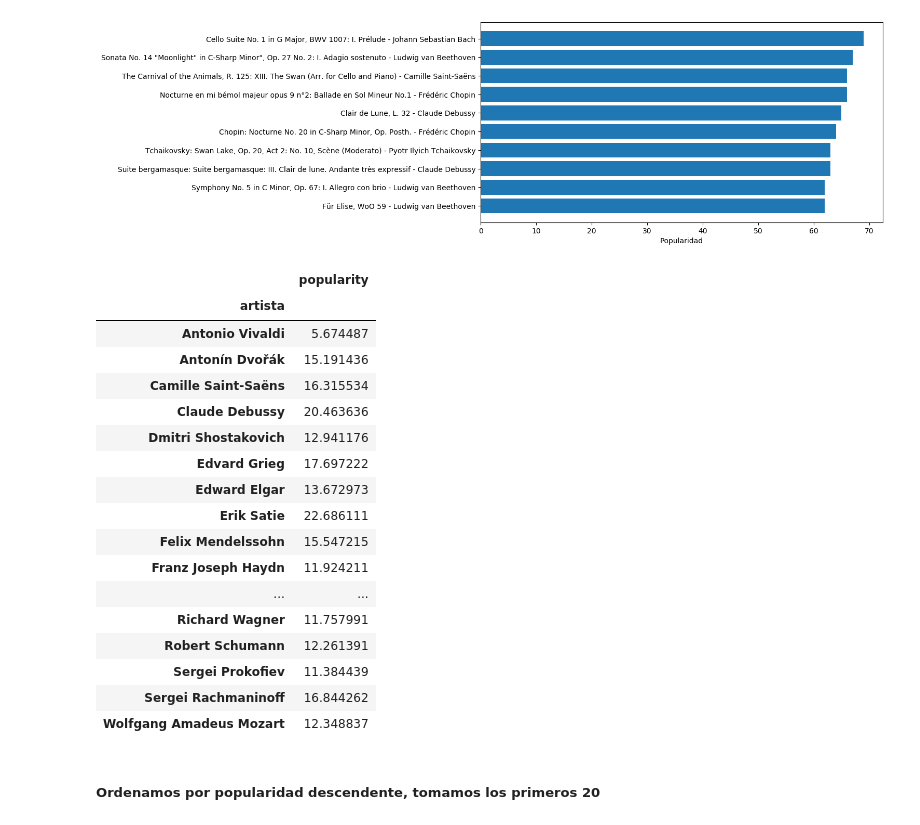
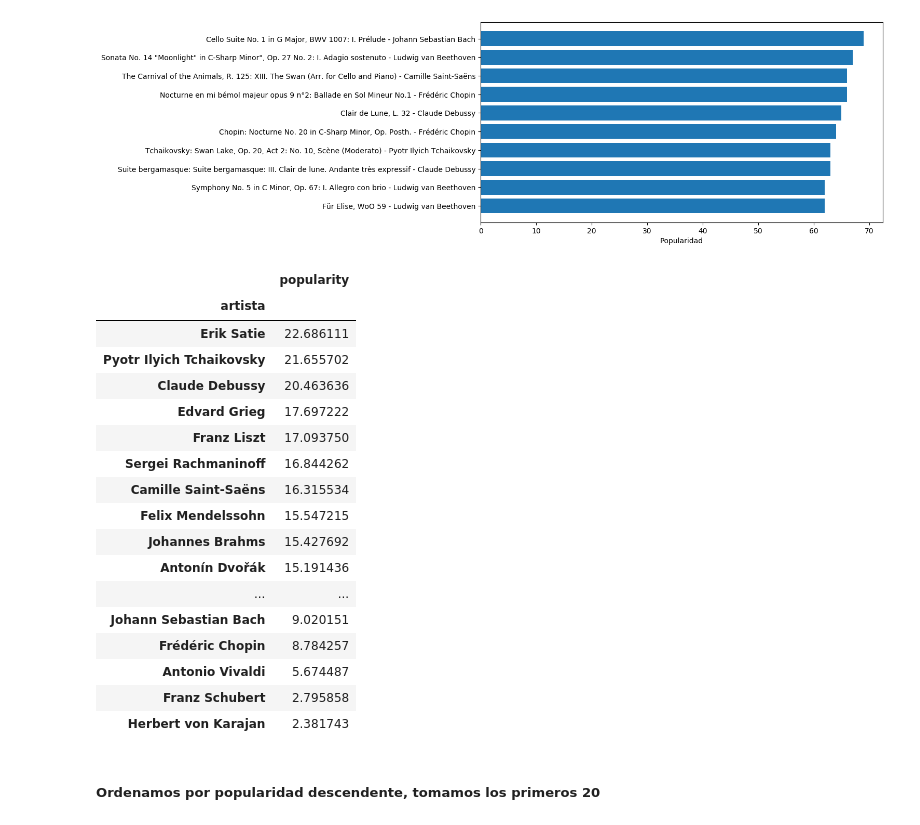
Before and after one commit to rdgagliano/DataScience-Grupo3, a Jupyter notebook: _9_Bonus_Track_Musica_Clasica.ipynb, the cells around one changed output. Cells and saved outputs as stored; diff of their text form; code cells hidden in the pictures.

Commit message:
bonus track

```diff
--- a/_9_Bonus_Track_Musica_Clasica.ipynb
+++ b/_9_Bonus_Track_Musica_Clasica.ipynb
@@ -135,3 +117,5 @@ df_tracks = df_tracks.drop_duplicates(subset=['name','artista'],keep='last')
+# %%
+df_tracks = pd.read_csv('classical_tracks.csv')
 # %%
 top = df_tracks.sort_values('popularity', ascending=False).head(10)
 # %%
@@ -155,25 +137,25 @@ plt.show()
 # %%
 agrupado_por_artista = df_tracks.groupby(by='artista')
 # %%
-agrupado_por_artista.mean()
+agrupado_por_artista.mean().sort_values('popularity', ascending=False)
 # %% [output]
 |  | popularity |
 | artista |  |
+| Erik Satie | 22.686111 |
+| Pyotr Ilyich Tchaikovsky | 21.655702 |
+| Claude Debussy | 20.463636 |
+| Edvard Grieg | 17.697222 |
+| Franz Liszt | 17.093750 |
+| Sergei Rachmaninoff | 16.844262 |
+| Camille Saint-Saëns | 16.315534 |
+| Felix Mendelssohn | 15.547215 |
+| Johannes Brahms | 15.427692 |
+| Antonín Dvořák | 15.191436 |
+| ... | ... |
+| Johann Sebastian Bach | 9.020151 |
+| Frédéric Chopin | 8.784257 |
 | Antonio Vivaldi | 5.674487 |
-| Antonín Dvořák | 15.191436 |
-| Camille Saint-Saëns | 16.315534 |
-| Claude Debussy | 20.463636 |
-| Dmitri Shostakovich | 12.941176 |
-| Edvard Grieg | 17.697222 |
-| Edward Elgar | 13.672973 |
-| Erik Satie | 22.686111 |
-| Felix Mendelssohn | 15.547215 |
-| Franz Joseph Haydn | 11.924211 |
-| ... | ... |
-| Richard Wagner | 11.757991 |
-| Robert Schumann | 12.261391 |
-| Sergei Prokofiev | 11.384439 |
-| Sergei Rachmaninoff | 16.844262 |
-| Wolfgang Amadeus Mozart | 12.348837 |
+| Franz Schubert | 2.795858 |
+| Herbert von Karajan | 2.381743 |
 # %% [markdown]
 ##### Ordenamos por popularidad descendente, tomamos los primeros 20
```
Also changed, not shown: parts of 8 cells of this notebook.
